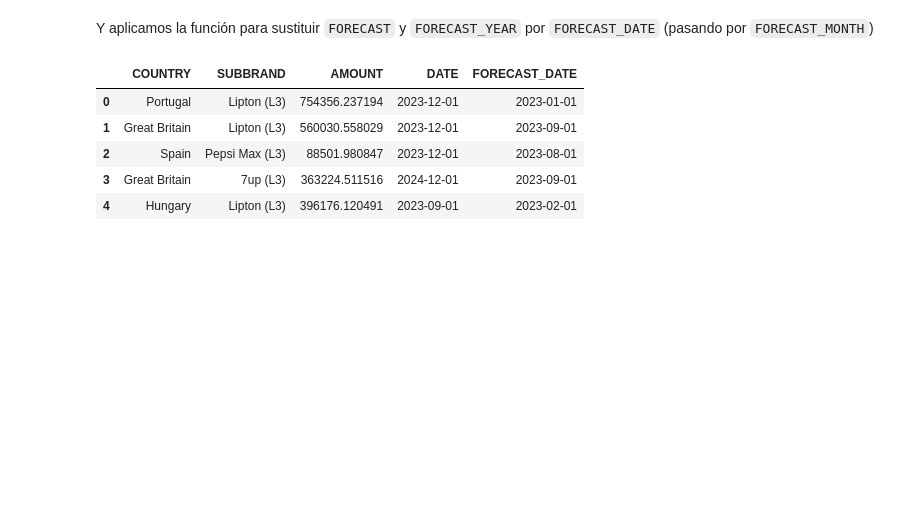
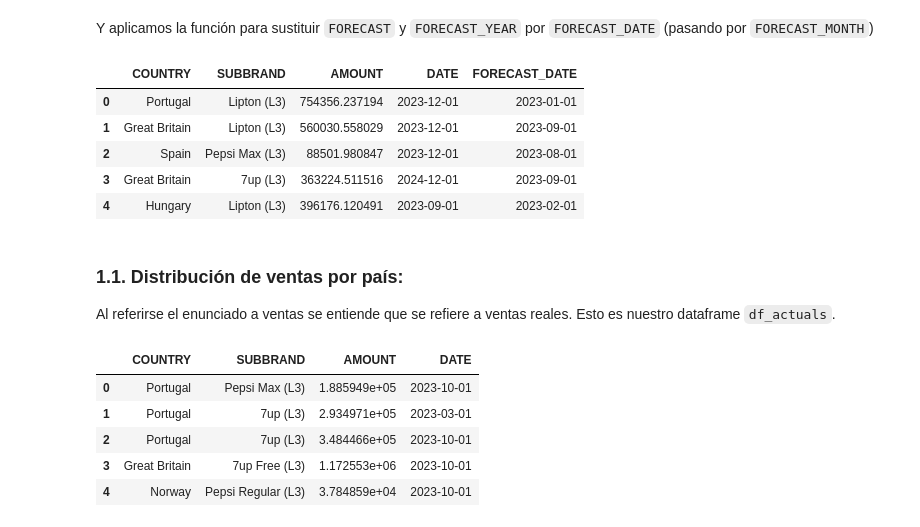
Before and after one commit to Alf-caput/data-visualization, a Jupyter notebook: ejercicios-clase/ejercicio3.ipynb, the cells around one changed output. Cells and saved outputs as stored; diff of their text form; code cells hidden in the pictures; blank space fills up the shorter version.

```diff
--- a/ejercicios-clase/ejercicio3.ipynb
+++ b/ejercicios-clase/ejercicio3.ipynb
@@ -217,3 +216,16 @@ df_forecasts.head()
 | 2 | Spain | Pepsi Max (L3) | 88501.980847 | 2023-12-01 | 2023-08-01 |
 | 3 | Great Britain | 7up (L3) | 363224.511516 | 2024-12-01 | 2023-09-01 |
 | 4 | Hungary | Lipton (L3) | 396176.120491 | 2023-09-01 | 2023-02-01 |
+# %% [markdown]
+### 1.1. Distribución de ventas por país:
+
+Al referirse el enunciado a ventas se entiende que se refiere a ventas reales. Esto es nuestro dataframe `df_actuals`.
+# %%
+df_actuals.head()
+# %% [output]
+|  | COUNTRY | SUBBRAND | AMOUNT | DATE |
+| 0 | Portugal | Pepsi Max (L3) | 1.885949e+05 | 2023-10-01 |
+| 1 | Portugal | 7up (L3) | 2.934971e+05 | 2023-03-01 |
+| 2 | Portugal | 7up (L3) | 3.484466e+05 | 2023-10-01 |
+| 3 | Great Britain | 7up Free (L3) | 1.172553e+06 | 2023-10-01 |
+| 4 | Norway | Pepsi Regular (L3) | 3.784859e+04 | 2023-10-01 |
```
Also changed, not shown: parts of 9 cells of this notebook.
